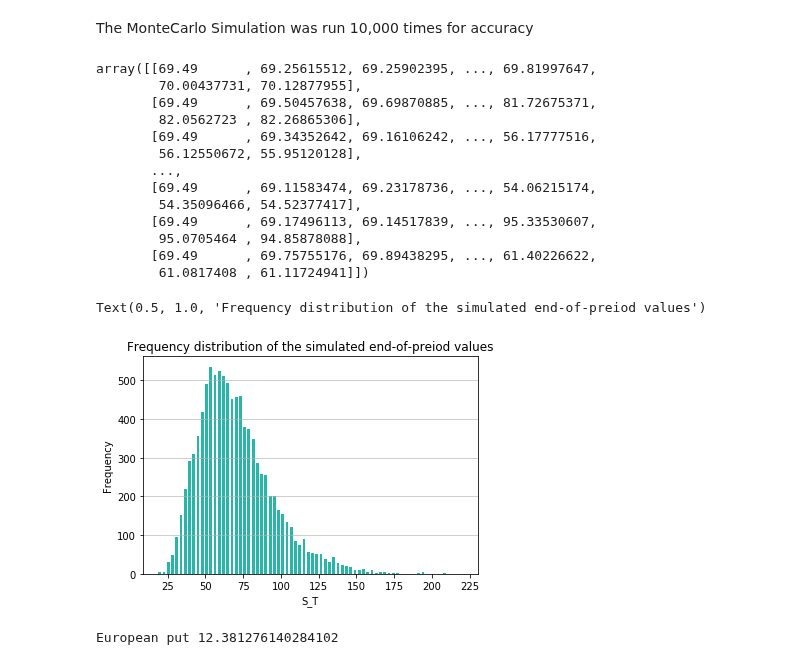
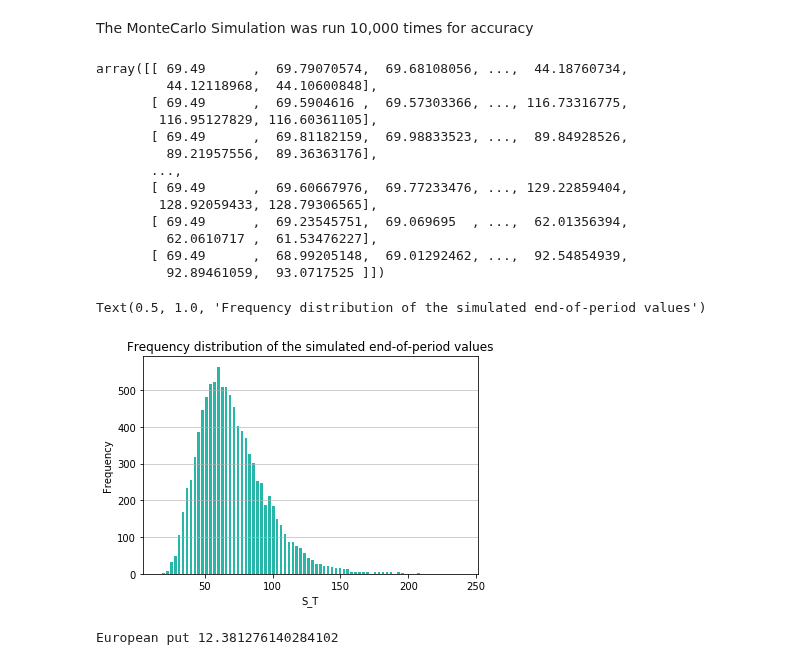
Before and after one commit to TobiJAz/Computational-Methods-for-Finance, a Jupyter notebook: COURSEWORK - eBay.ipynb, the cells around one changed output. Drawn from its saved outputs; the diff is of its cells as text; code cells hidden in the pictures.

```diff
--- a/COURSEWORK - eBay.ipynb
+++ b/COURSEWORK - eBay.ipynb
@@ -106,11 +107,3 @@ This is the log returns for eBay Inc for the period
 rets.cumsum().apply(np.exp).plot(figsize=(15, 8));
 # %% [output]
 [figure]
-# %%
-log_return = []
-for i in range(0,len(data)-1):
-    adjclose_yesterday = data.iloc[i]['Adj Close']
-    adjclose_today = data.iloc[i+1]['Adj Close']
-    y = np.log(adjclose_today / adjclose_yesterday)
-    log_return.append(y)
-log_return[:5]
@@ -259,30 +231,30 @@ S = mcs_simulation_np(10000)
 S = np.transpose(S)
 S
 # %% [output]
-array([[69.49      , 69.25615512, 69.25902395, ..., 69.81997647,
-        70.00437731, 70.12877955],
-       [69.49      , 69.50457638, 69.69870885, ..., 81.72675371,
-        82.0562723 , 82.26865306],
-       [69.49      , 69.34352642, 69.16106242, ..., 56.17777516,
-        56.12550672, 55.95120128],
+array([[ 69.49      ,  69.79070574,  69.68108056, ...,  44.18760734,
+         44.12118968,  44.10600848],
+       [ 69.49      ,  69.5904616 ,  69.57303366, ..., 116.73316775,
+        116.95127829, 116.60361105],
+       [ 69.49      ,  69.81182159,  69.98833523, ...,  89.84928526,
+         89.21957556,  89.36363176],
        ...,
-       [69.49      , 69.11583474, 69.23178736, ..., 54.06215174,
-        54.35096466, 54.52377417],
-       [69.49      , 69.17496113, 69.14517839, ..., 95.33530607,
-        95.0705464 , 94.85878088],
-       [69.49      , 69.75755176, 69.89438295, ..., 61.40226622,
-        61.0817408 , 61.11724941]])
+       [ 69.49      ,  69.60667976,  69.77233476, ..., 129.22859404,
+        128.92059433, 128.79306565],
+       [ 69.49      ,  69.23545751,  69.069695  , ...,  62.01356394,
+         62.0610717 ,  61.53476227],
+       [ 69.49      ,  68.99205148,  69.01292462, ...,  92.54854939,
+         92.89461059,  93.0717525 ]])
 # %%
 import matplotlib.pyplot as plt
 n, bins, patches = plt.hist(x=S[:,-1], bins='auto', color='#02aa99',alpha=0.85, rwidth=0.65)
 
 plt.grid(axis='y', alpha=0.75)
 plt.xlabel('S_T')
 plt.ylabel('Frequency')
-plt.title('Frequency distribution of the simulated end-of-preiod values')
+plt.title('Frequency distribution of the simulated end-of-period values')
 # %% [output]
-Text(0.5, 1.0, 'Frequency distribution of the simulated end-of-preiod values')
+Text(0.5, 1.0, 'Frequency distribution of the simulated end-of-period values')
-[figure, old version]
+[figure, new version]
 # %%
 p = np.mean(np.maximum(K - S[:,-1],0))
 print('European put', str(p))
```
Also changed, not shown: parts of 21 cells of this notebook.
